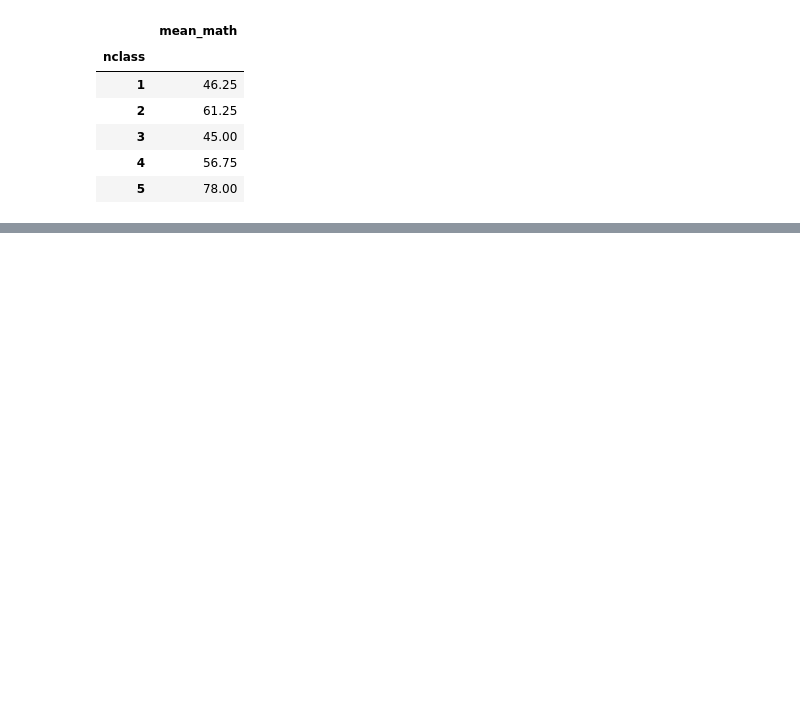
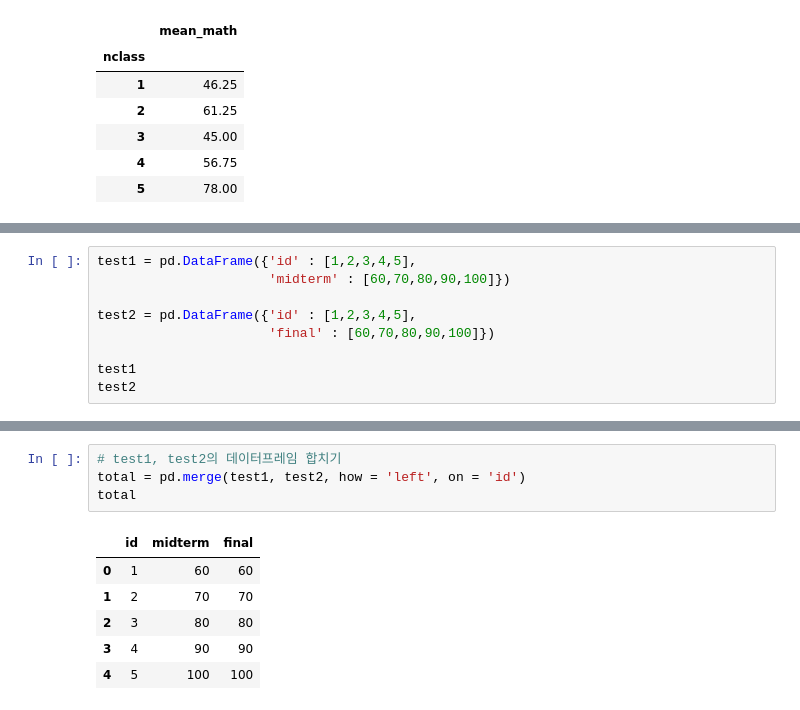
Before and after one commit to jcj154248/kit_bigdata, a Jupyter notebook: chapter06.ipynb, the cells around one changed output, grey strips where cells are left out. Cells and saved outputs as stored; diff of their text form; blank space fills up the shorter version.

```diff
--- a/chapter06.ipynb
+++ b/chapter06.ipynb
@@ -197,0 +854,9 @@ exam.groupby('nclass')\
+# %%
+test1 = pd.DataFrame({'id' : [1,2,3,4,5],
+                      'midterm' : [60,70,80,90,100]})
+
+test2 = pd.DataFrame({'id' : [1,2,3,4,5],
+                      'final' : [60,70,80,90,100]})
+
+test1
+test2
@@ -197,0 +870,11 @@ exam.groupby('nclass')\
+# %%
+# test1, test2의 데이터프레임 합치기
+total = pd.merge(test1, test2, how = 'left', on = 'id')
+total
+# %% [output]
+|  | id | midterm | final |
+| 0 | 1 | 60 | 60 |
+| 1 | 2 | 70 | 70 |
+| 2 | 3 | 80 | 80 |
+| 3 | 4 | 90 | 90 |
+| 4 | 5 | 100 | 100 |
```
Also changed, not shown: parts of 58 cells of this notebook, 1 other file.
